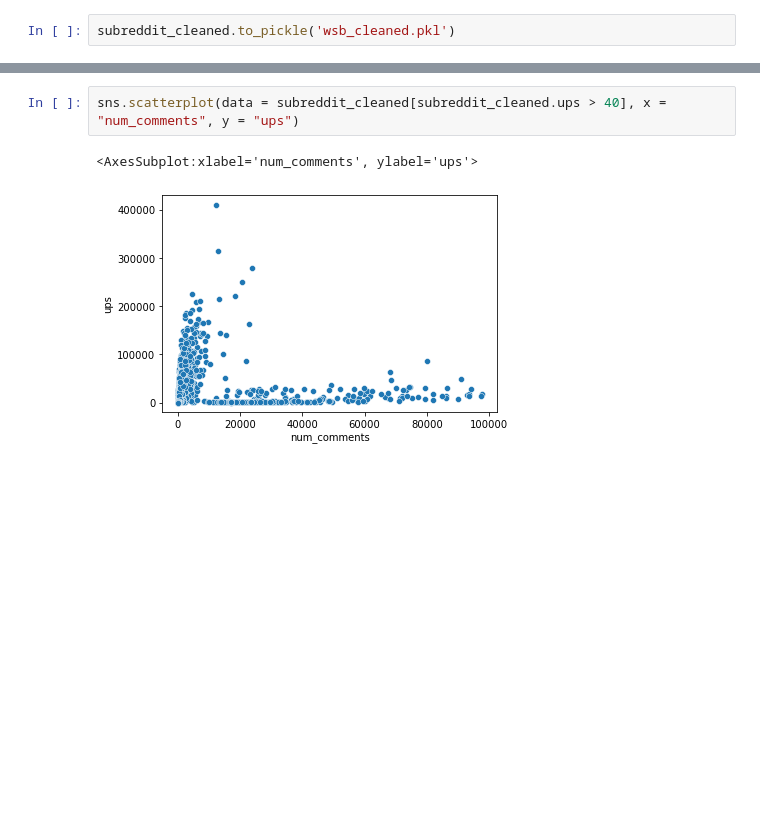
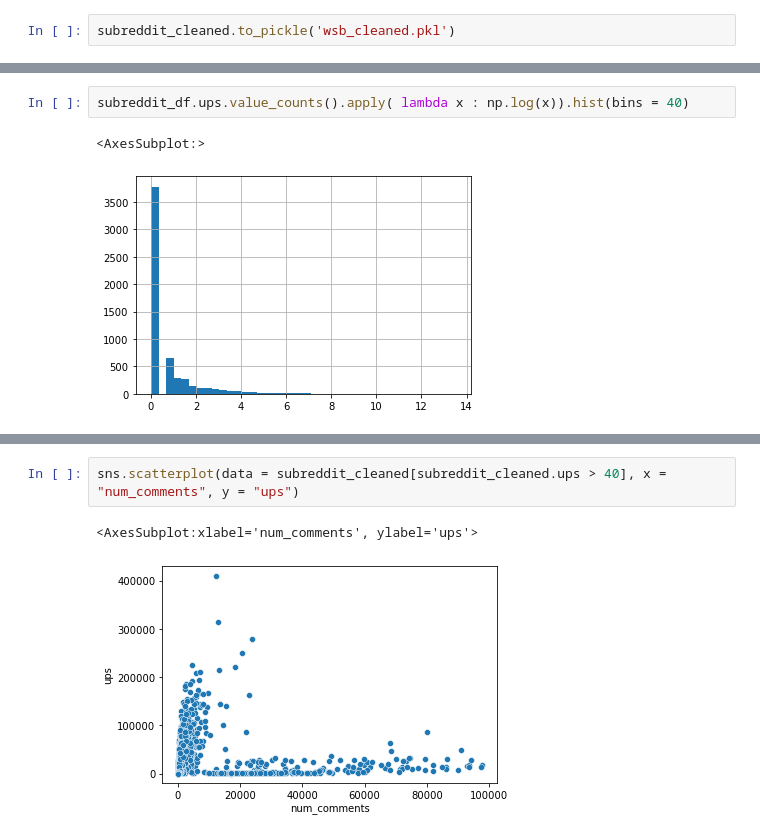
Before and after one commit to ElleNajt/ErdosInstitute-SIG_Project, a Jupyter notebook: CleaningRedditData.ipynb, the cells around one changed output, grey strips where cells are left out. Cells and saved outputs as stored; diff of their text form; blank space fills up the shorter version.

```diff
--- a/CleaningRedditData.ipynb
+++ b/CleaningRedditData.ipynb
@@ -65,0 +163,5 @@ sns.pairplot( subreddit_cleaned.select_dtypes(include='number'))
+# %%
+subreddit_df.ups.value_counts().apply( lambda x : np.log(x)).hist(bins = 40)
+# %% [output]
+<AxesSubplot:>
+[figure, added]
```
Also changed, not shown: parts of 30 cells of this notebook, 1 other file.
